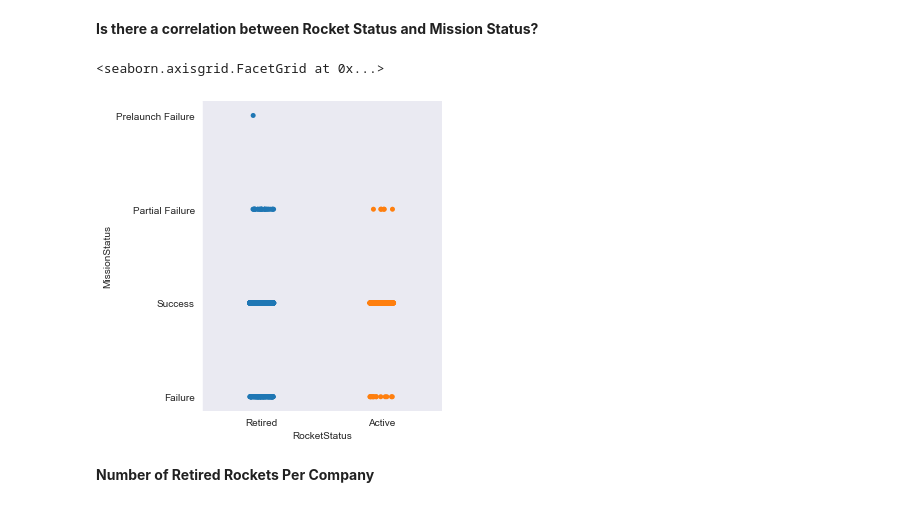
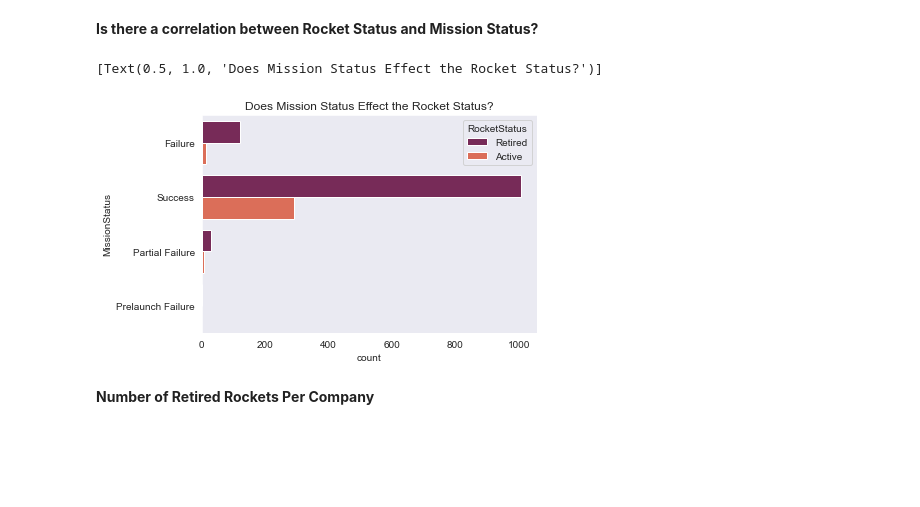
Before and after one commit to t-nicole13/US_Space_Missions, a Jupyter notebook: US_Space_Missions.ipynb, the cells around one changed output. Drawn from its saved outputs; the diff is of its cells as text; code cells hidden in the pictures; blank space fills up the shorter version.

```diff
--- a/US_Space_Missions.ipynb
+++ b/US_Space_Missions.ipynb
@@ -598,10 +640,14 @@ sb.displot(
 # %% [markdown]
 **Is there a correlation between Rocket Status and Mission Status?**
 # %%
-sb.catplot(x = 'RocketStatus', y = 'MissionStatus', kind = 'strip', s = 5, data = usa_space_missions_dropped)
+# sb.catplot(x = 'RocketStatus', y = 'MissionStatus', kind = 'strip', s = 5, data = usa_space_missions_dropped)
+# don't like
-# %% [output]
-<seaborn.axisgrid.FacetGrid at 0x...>
-[figure, removed]
+# %%
+sb.countplot(y = 'MissionStatus', hue = 'RocketStatus', palette = 'rocket', data = usa_space_missions_dropped)\
+.set(title = 'Does Mission Status Effect the Rocket Status?')
+# %% [output]
+[Text(0.5, 1.0, 'Does Mission Status Effect the Rocket Status?')]
+[figure, added]
 # %% [markdown]
 **Number of Retired Rockets Per Company**
 # %% [markdown]
```
Also changed, not shown: parts of 8 cells of this notebook.
